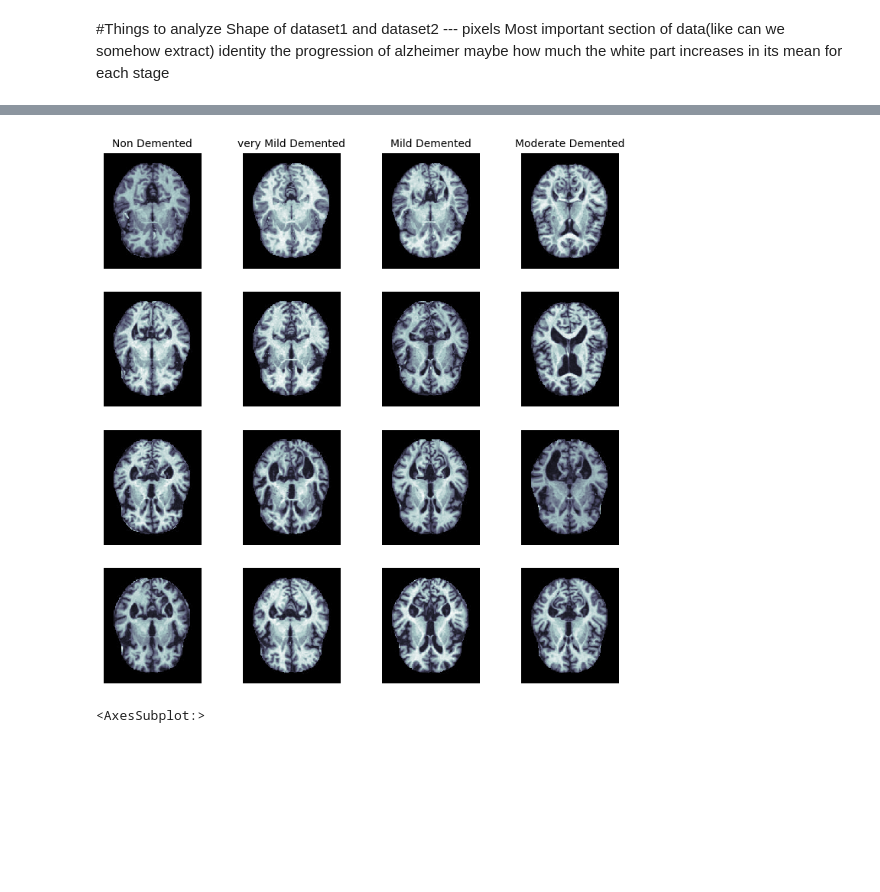
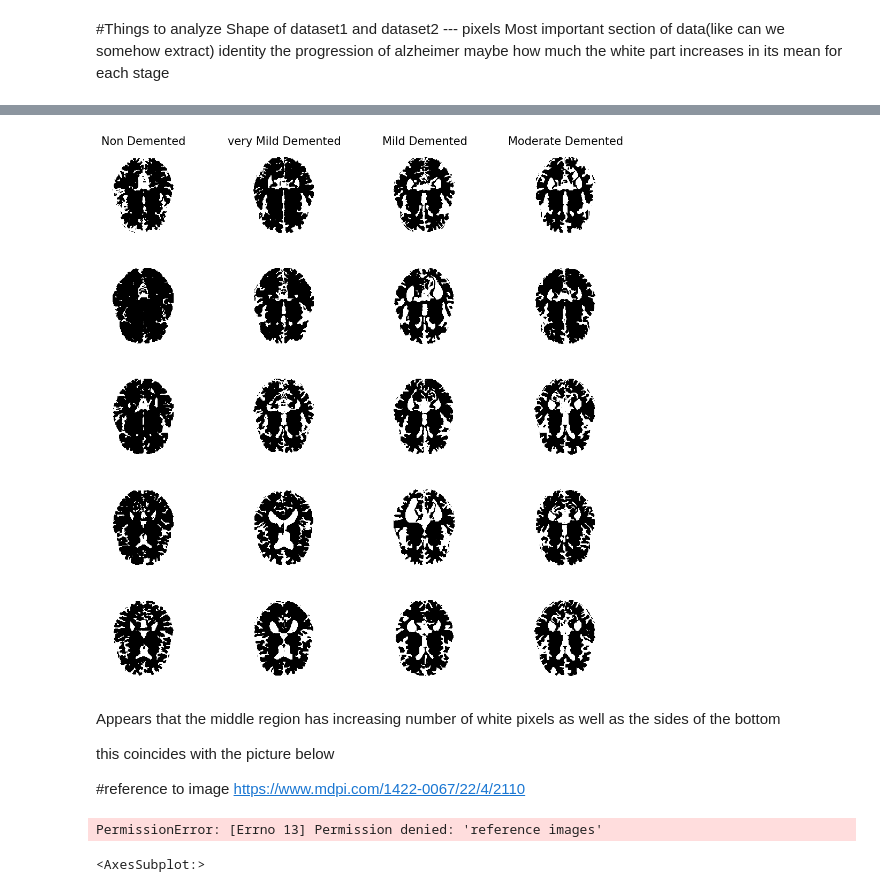
Before and after one commit to Shiraishie/Alzheimer-Detection, a Jupyter notebook: Alzheimer.ipynb, the cells around one changed output, grey strips where cells are left out. Drawn from its saved outputs; the diff is of its cells as text; code cells hidden in the pictures; blank space fills up the shorter version.

```diff
--- a/Alzheimer.ipynb
+++ b/Alzheimer.ipynb
@@ -98,0 +90,15 @@ plt.show()
+# %%
+#Flatten 5 images and join them together then plot a histogram to get the rough distribution of the pixels rgb;
+allFlattened = []
+for i in range(len(lst)):
+    flat = []
+    for j in range(10):
+        flat.extend(lst[i][j].flatten()) #extend function instead of append to add raw values rather than a list
+    allFlattened.append(flat)
+# %%
+fig, axes = plt.subplots(1,4, figsize = (25,8))
+for i in range(len(allFlattened)):
+    axes[i].hist(allFlattened[i], bins = 20)
+    axes[i].set_title(categories[i])
+    axes[i].set_xlim([20,255])
+    axes[i].set_ylim([0,20000])
@@ -128,19 +114,37 @@ plt.hist(ModerateDemented[1].flatten(), bins = 20)
 # %%
-#With different color scheme which better shows difference
-fig,axes = plt.subplots(4,4, figsize = (9,9))
+#Convert all pictures to binary to showcase degree of white are
+fig,axes = plt.subplots(5,4, figsize = (13,13))
 
 for i in range(len(lst)):
-    for j in range(4):
+    for j in range(5):
         img = lst[i][j]
-        axes[i,j].imshow(img, cmap = 'bone')
-        axes[i,j].axis('off') #turn off axis for each subplot
-axes[0,0].set_title('Non Demented', fontsize = 10)
-axes[0,1].set_title('very Mild Demented', fontsize = 10)
-axes[0,2].set_title('Mild Demented', fontsize = 10)
-axes[0,3].set_title('Moderate Demented', fontsize = 10)
+        #binary1 = np.where(img >= 50,1,0)
+        binary2 = np.where(img <= 100,1,0)
+        #newimg = binary1 + binary2
+        axes[j,i].imshow(binary2, cmap = 'gray')
+        axes[j,i].axis('off') #turn off axis for each subplot
+axes[0,0].set_title('Non Demented', fontsize = 15)
+axes[0,1].set_title('very Mild Demented', fontsize = 15)
+axes[0,2].set_title('Mild Demented', fontsize = 15)
+axes[0,3].set_title('Moderate Demented', fontsize = 15)
 plt.show()
 # %% [output]
-[figure, old version]
+[figure, new version]
+# %% [markdown]
+Appears that the middle region has increasing number of white pixels as well as the sides of the bottom
+
+this coincides with the picture below
+
+#reference to image
+https://www.mdpi.com/1422-0067/22/4/2110
+# %%
+
+s = plt.imread('reference images')
+plt.imshow(s)
+
+#refimg = plt.imread(refpath)
+# %% [output]
+PermissionError: [Errno 13] Permission denied: 'reference images'
 # %%
 fig, axes = plt.subplots(2,4, figsize = (10,10))
 isns.imgplot(nonDemented[1], gray= True, ax= axes[0,0], orientation= 'h', cbar=False)
```
Also changed, not shown: parts of 21 cells of this notebook, 1 other file.
